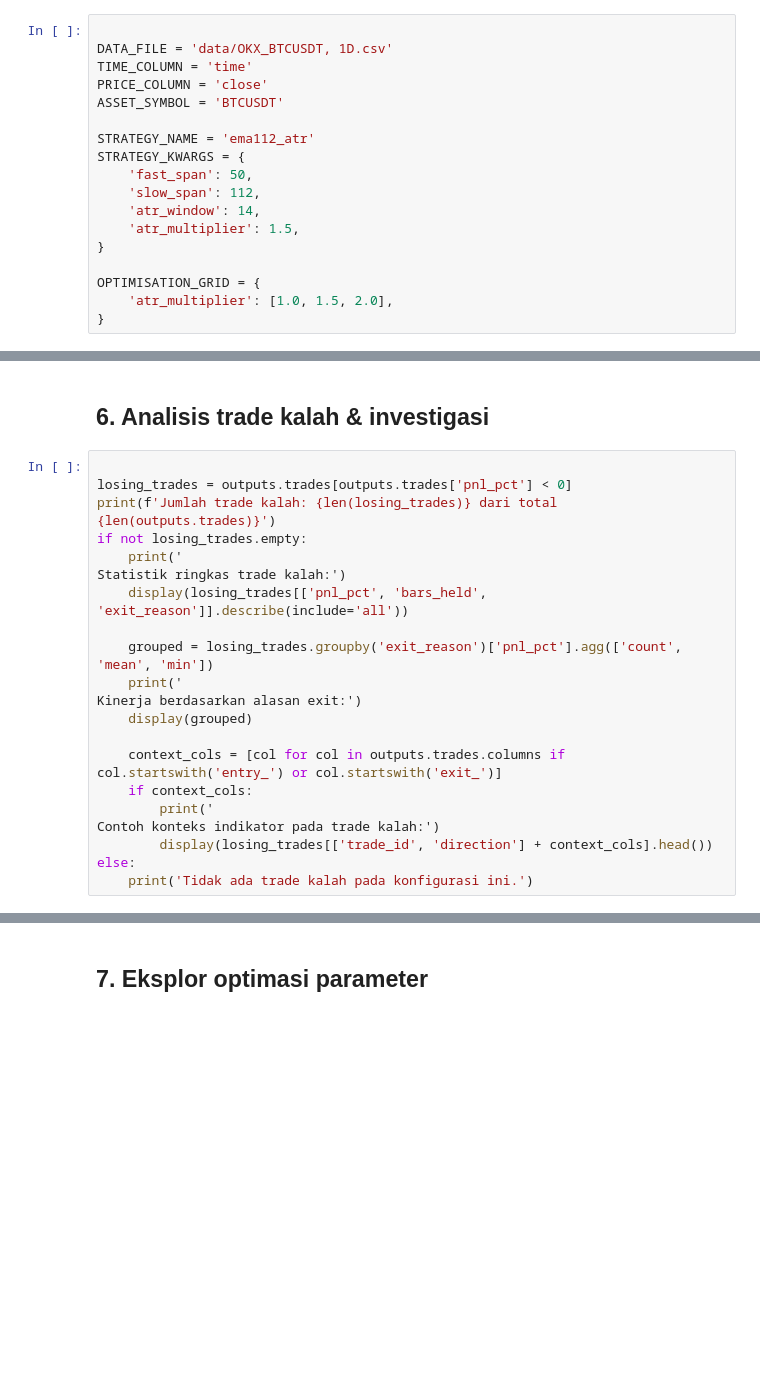
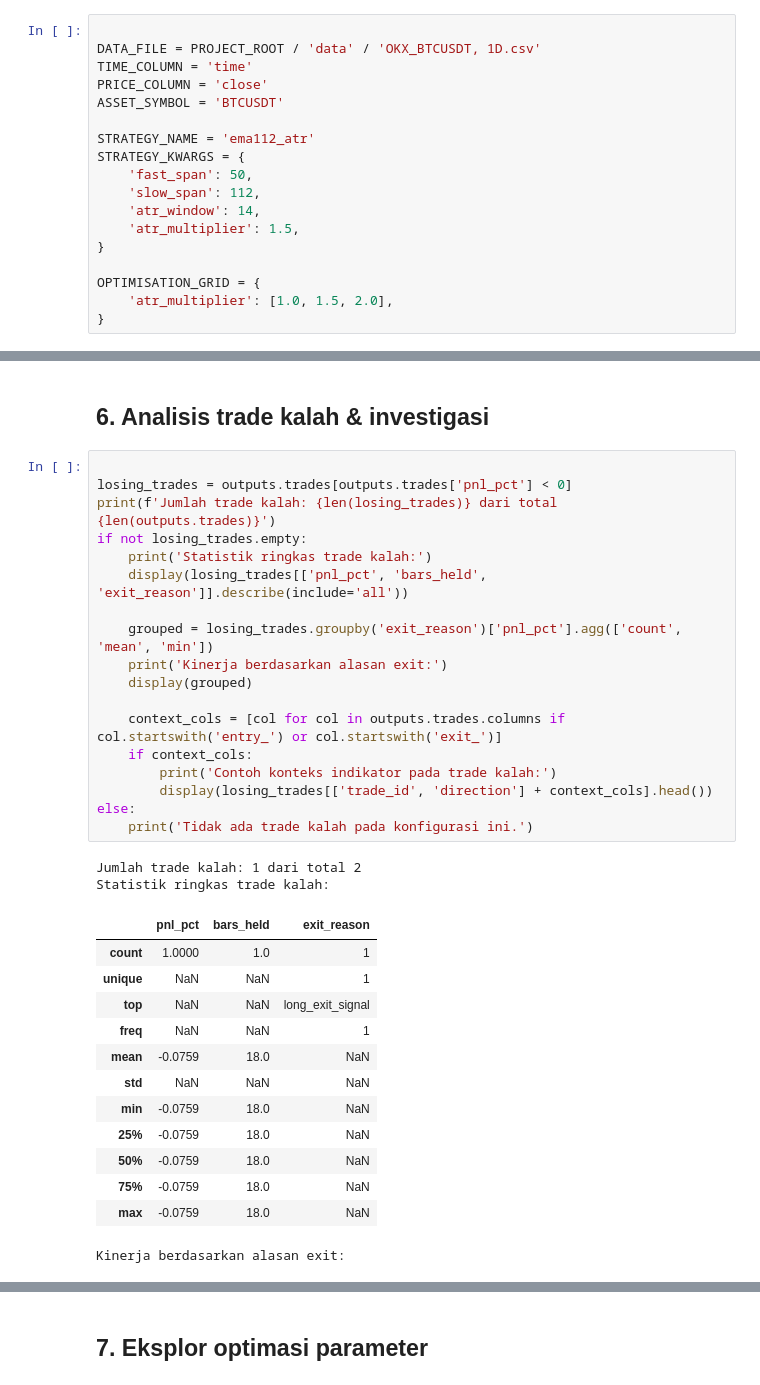
Before and after one commit to amri-qrypto/backtest-indicator, a Jupyter notebook: notebooks/backtest-strategy.ipynb, the cells around one changed output, grey strips where cells are left out. Cells and saved outputs as stored; diff of their text form; blank space fills up the shorter version.

Commit message:
Fix notebook data loading and execution

```diff
--- a/notebooks/backtest-strategy.ipynb
+++ b/notebooks/backtest-strategy.ipynb
@@ -45,7 +46,7 @@ from src.strategy_backtest import (
 ## 1. Parameter input & pemuatan data
 # %%
 
-DATA_FILE = 'data/OKX_BTCUSDT, 1D.csv'
+DATA_FILE = PROJECT_ROOT / 'data' / 'OKX_BTCUSDT, 1D.csv'
 TIME_COLUMN = 'time'
 PRICE_COLUMN = 'close'
 ASSET_SYMBOL = 'BTCUSDT'
@@ -171,21 +225,34 @@ plt.show()
 # %%
 
 losing_trades = outputs.trades[outputs.trades['pnl_pct'] < 0]
 print(f'Jumlah trade kalah: {len(losing_trades)} dari total {len(outputs.trades)}')
 if not losing_trades.empty:
-    print('
-Statistik ringkas trade kalah:')
+    print('Statistik ringkas trade kalah:')
     display(losing_trades[['pnl_pct', 'bars_held', 'exit_reason']].describe(include='all'))
 
     grouped = losing_trades.groupby('exit_reason')['pnl_pct'].agg(['count', 'mean', 'min'])
-    print('
-Kinerja berdasarkan alasan exit:')
+    print('Kinerja berdasarkan alasan exit:')
     display(grouped)
 
     context_cols = [col for col in outputs.trades.columns if col.startswith('entry_') or col.startswith('exit_')]
     if context_cols:
-        print('
-Contoh konteks indikator pada trade kalah:')
+        print('Contoh konteks indikator pada trade kalah:')
         display(losing_trades[['trade_id', 'direction'] + context_cols].head())
 else:
     print('Tidak ada trade kalah pada konfigurasi ini.')
+# %% [output]
+Jumlah trade kalah: 1 dari total 2
+Statistik ringkas trade kalah:
+|  | pnl_pct | bars_held | exit_reason |
+| count | 1.0000 | 1.0 | 1 |
+| unique | NaN | NaN | 1 |
+| top | NaN | NaN | long_exit_signal |
+| freq | NaN | NaN | 1 |
+| mean | -0.0759 | 18.0 | NaN |
+| std | NaN | NaN | NaN |
+| min | -0.0759 | 18.0 | NaN |
+| 25% | -0.0759 | 18.0 | NaN |
+| 50% | -0.0759 | 18.0 | NaN |
+| 75% | -0.0759 | 18.0 | NaN |
+| max | -0.0759 | 18.0 | NaN |
+Kinerja berdasarkan alasan exit:
```
Also changed, not shown: parts of 8 cells of this notebook.
